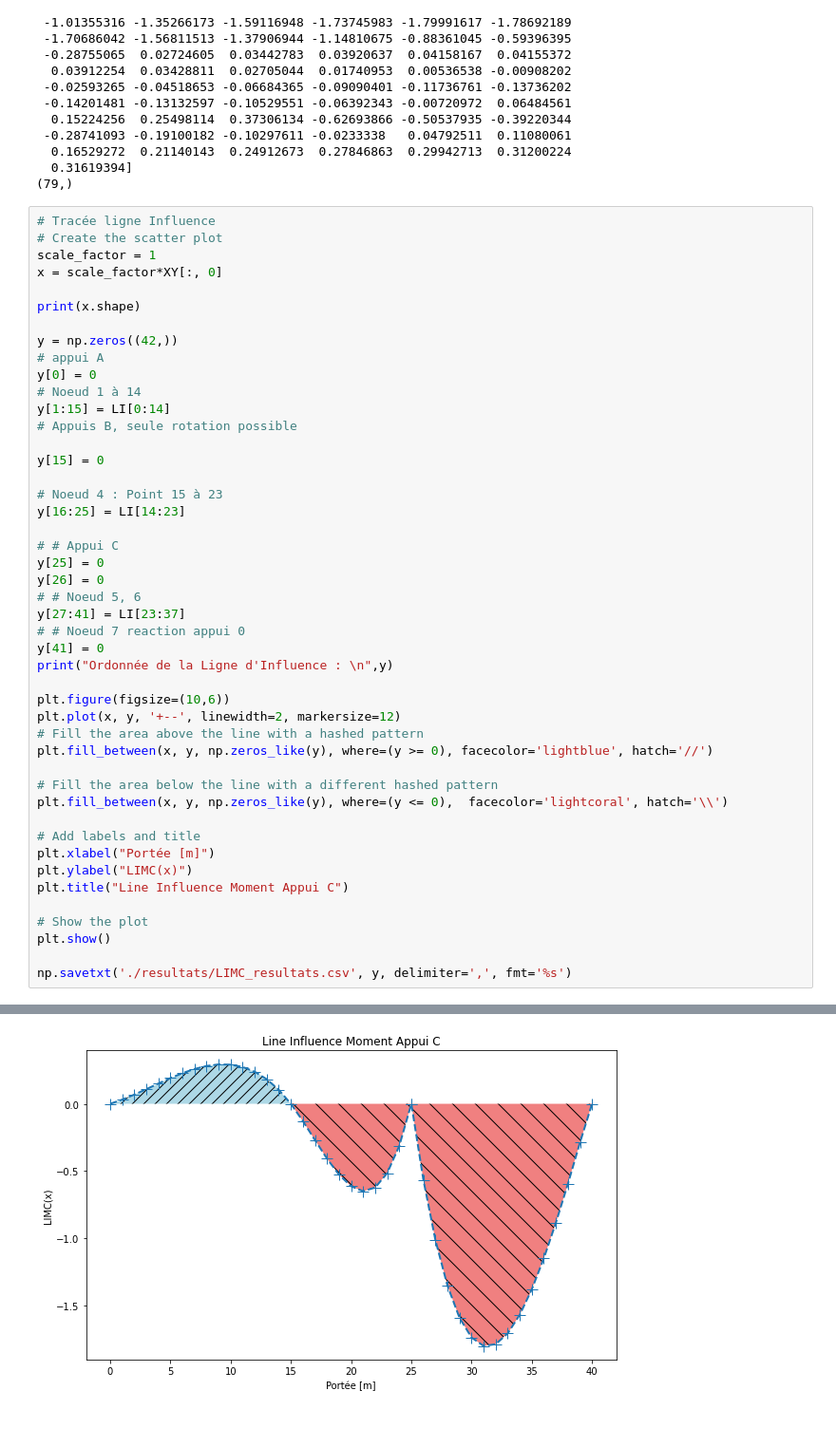
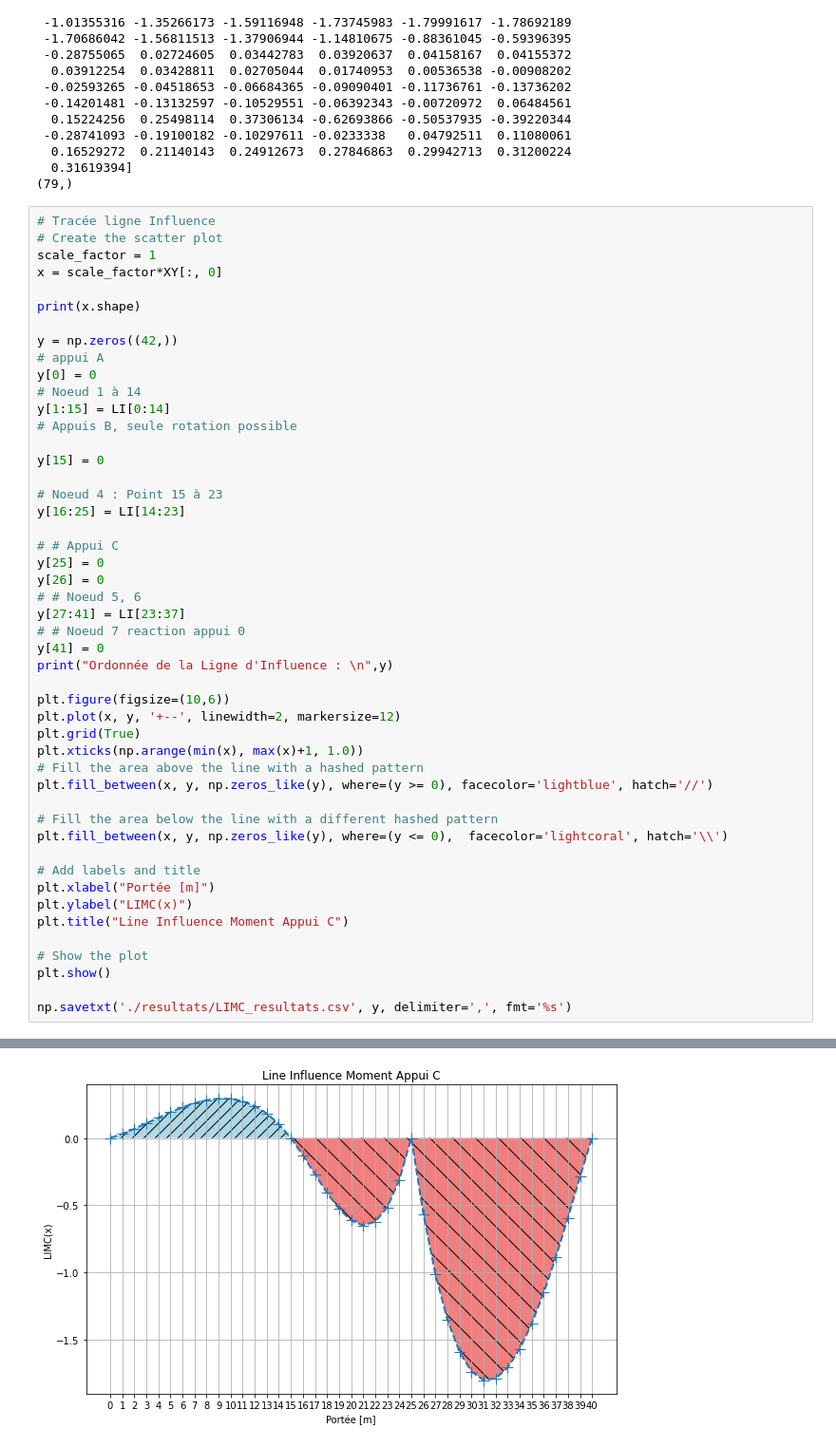
Before and after one commit to jacquetgottfried/cours_pont_aci, a Jupyter notebook: LIMC.ipynb, the cells around one changed output, grey strips where cells are left out. Shown at 95% size. Saved outputs shown, nothing was run; the diff lists cells and outputs as text.

```diff
--- a/LIMC.ipynb
+++ b/LIMC.ipynb
@@ -258,31 +258,33 @@ y[27:41] = LI[23:37]
 y[41] = 0
 print("Ordonnée de la Ligne d'Influence : \n",y)
 
 plt.figure(figsize=(10,6))
 plt.plot(x, y, '+--', linewidth=2, markersize=12)
+plt.grid(True)
+plt.xticks(np.arange(min(x), max(x)+1, 1.0))
 # Fill the area above the line with a hashed pattern
 plt.fill_between(x, y, np.zeros_like(y), where=(y >= 0), facecolor='lightblue', hatch='//')
 
 # Fill the area below the line with a different hashed pattern
 plt.fill_between(x, y, np.zeros_like(y), where=(y <= 0),  facecolor='lightcoral', hatch='\\')
 
 # Add labels and title
 plt.xlabel("Portée [m]")
 plt.ylabel("LIMC(x)")
 plt.title("Line Influence Moment Appui C")
 
 # Show the plot
 plt.show()
 
 np.savetxt('./resultats/LIMC_resultats.csv', y, delimiter=',', fmt='%s')
 # %% [output]
 (42,)
 Ordonnée de la Ligne d'Influence :
  [ 0.          0.03103721  0.06805459  0.10864888  0.15041684  0.19095524
   0.22786084  0.25873038  0.28116064  0.29274836  0.29109031  0.27378324
   0.23842392  0.1826091   0.10393554  0.         -0.12864329 -0.26961017
  -0.40755903 -0.52714825 -0.61303619 -0.64988124 -0.62234176 -0.51507615
  -0.31274277  0.          0.         -0.56546039 -1.01355316 -1.35266173
  -1.59116948 -1.73745983 -1.79991617 -1.78692189 -1.70686042 -1.56811513
  -1.37906944 -1.14810675 -0.88361045 -0.59396395 -0.28755065  0.        ]
-[figure, old version]
+[figure, new version]
```
Also changed, not shown: 4 other files.
